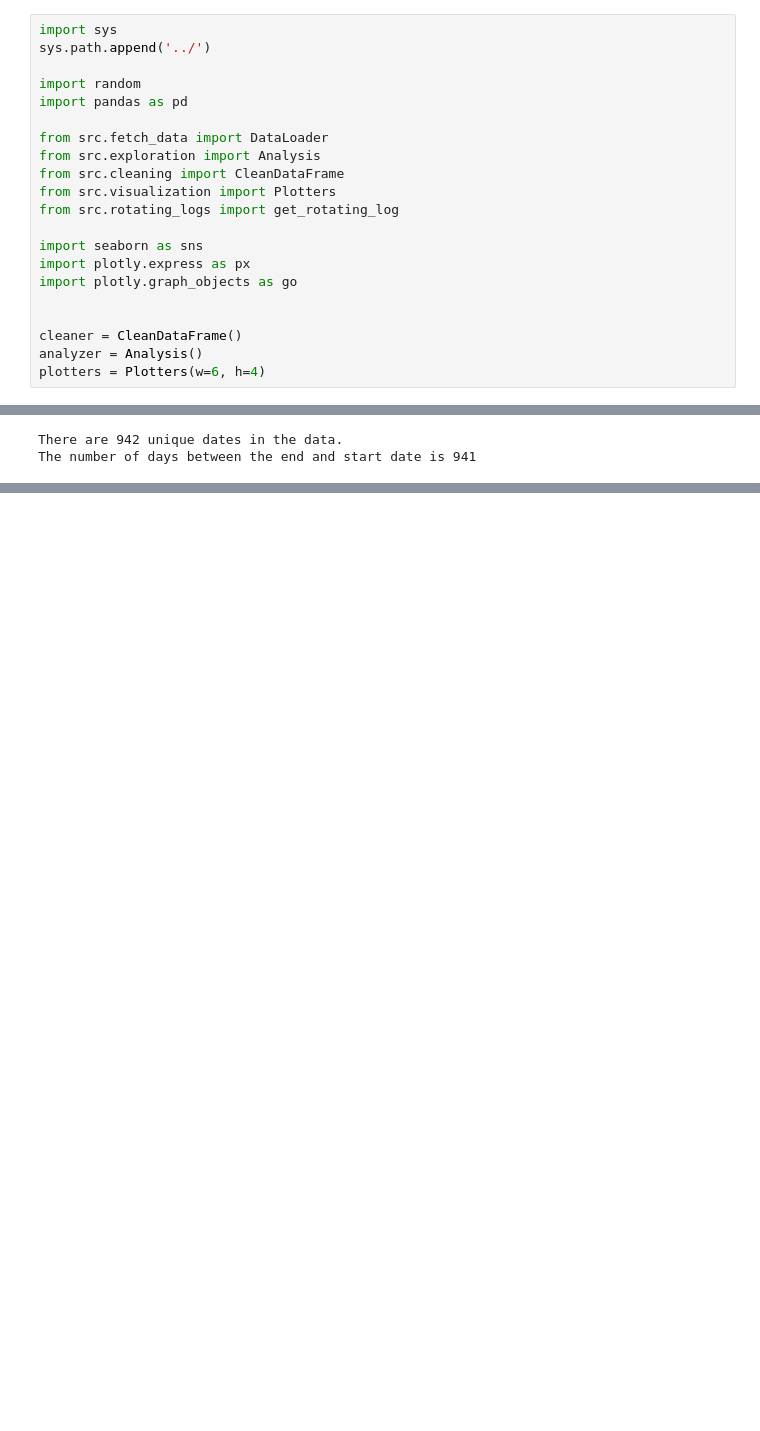
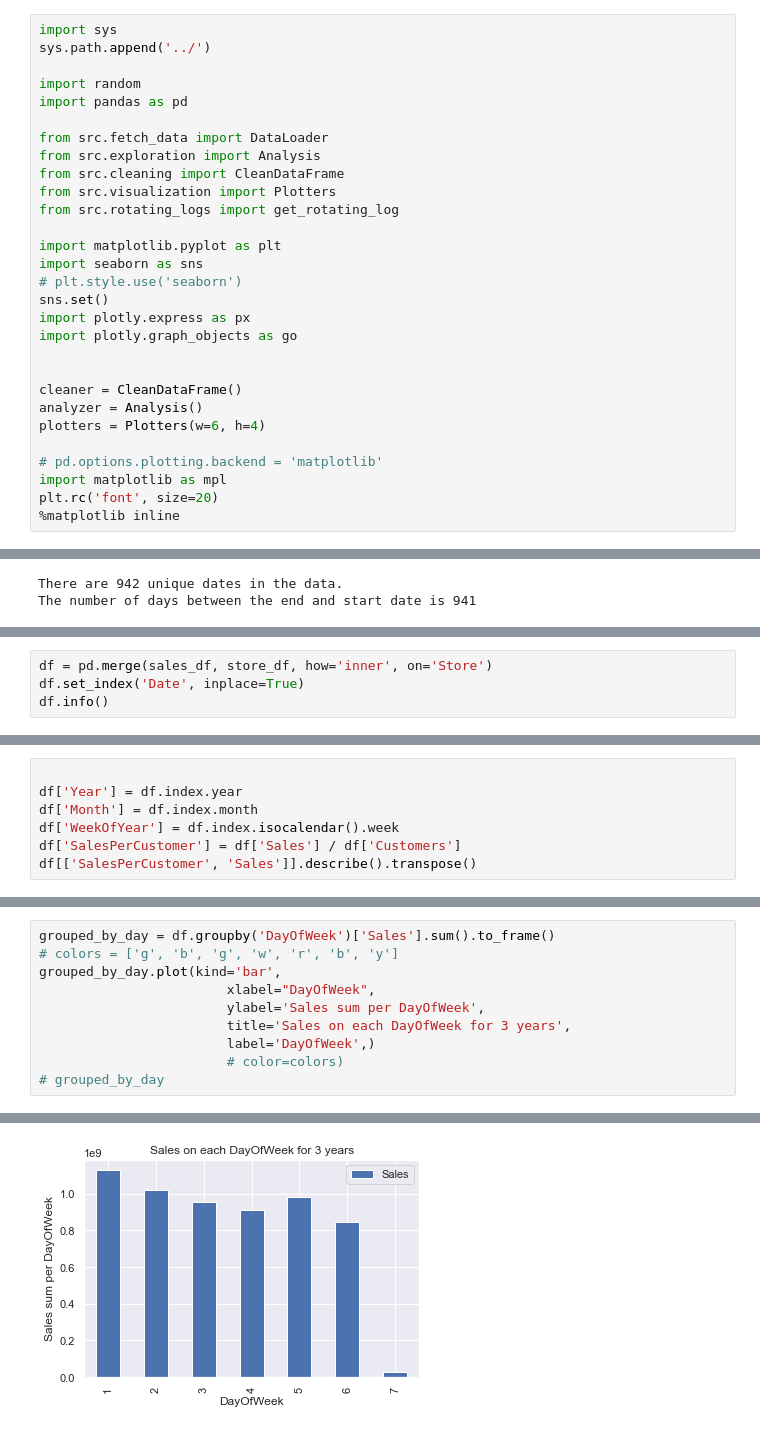
Before and after one commit to Hen0k/Rossmann-Pharmaceuticals-Sales-Forcast, a Jupyter notebook: notebooks/sales_data_exploration.ipynb, the cells around one changed output, grey strips where cells are left out. Drawn from its saved outputs; the diff is of its cells as text; blank space fills up the shorter version.

```diff
--- a/notebooks/sales_data_exploration.ipynb
+++ b/notebooks/sales_data_exploration.ipynb
@@ -34,7 +34,10 @@ from src.cleaning import CleanDataFrame
 from src.visualization import Plotters
 from src.rotating_logs import get_rotating_log
 
+import matplotlib.pyplot as plt
 import seaborn as sns
+# plt.style.use('seaborn')
+sns.set()
 import plotly.express as px
 import plotly.graph_objects as go
 
@@ -42,6 +45,11 @@ import plotly.graph_objects as go
 cleaner = CleanDataFrame()
 analyzer = Analysis()
 plotters = Plotters(w=6, h=4)
+
+# pd.options.plotting.backend = 'matplotlib'
+import matplotlib as mpl
+plt.rc('font', size=20)
+%matplotlib inline
 # %%
 # First load the cleaned stores data
 data_path = 'data/cleaned/store.csv'
@@ -104,0 +147,4 @@ There are no missing entries in the timeseries component of the data
+# %%
+df = pd.merge(sales_df, store_df, how='inner', on='Store')
+df.set_index('Date', inplace=True)
+df.info()
@@ -104,0 +169,7 @@ There are no missing entries in the timeseries component of the data
+# %%
+
+df['Year'] = df.index.year
+df['Month'] = df.index.month
+df['WeekOfYear'] = df.index.isocalendar().week
+df['SalesPerCustomer'] = df['Sales'] / df['Customers']
+df[['SalesPerCustomer', 'Sales']].describe().transpose()
@@ -104,0 +187,11 @@ There are no missing entries in the timeseries component of the data
+# %%
+grouped_by_day = df.groupby('DayOfWeek')['Sales'].sum().to_frame()
+# colors = ['g', 'b', 'g', 'w', 'r', 'b', 'y']
+grouped_by_day.plot(kind='bar',
+                        xlabel="DayOfWeek",
+                        ylabel='Sales sum per DayOfWeek',
+                        title='Sales on each DayOfWeek for 3 years',
+                        label='DayOfWeek',)
+                        # color=colors)
+# grouped_by_day
+# %% [output]
@@ -104,0 +199 @@ There are no missing entries in the timeseries component of the data
+[figure, added]
```
Also changed, not shown: parts of 26 cells of this notebook.
